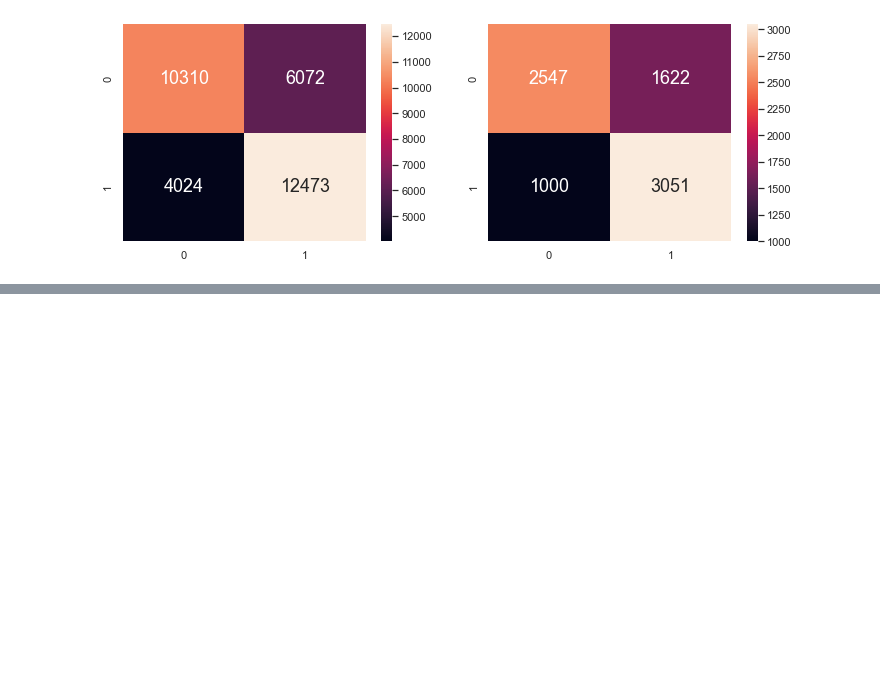
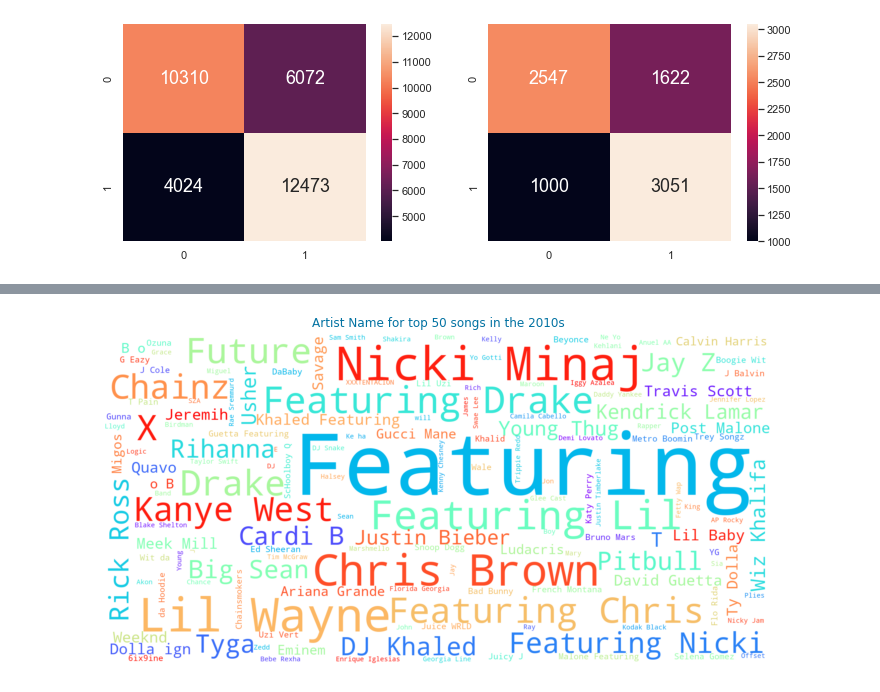
Before and after one commit to agentzhao/spotify-prediction, a Jupyter notebook: spotifypred.ipynb, the cells around one changed output, grey strips where cells are left out. Cells and saved outputs as stored; diff of their text form; code cells hidden in the pictures; blank space fills up the shorter version.

```diff
--- a/spotifypred.ipynb
+++ b/spotifypred.ipynb
@@ -510,0 +554,14 @@ Classification Accuracy         : 0.6810218978102189
+# %%
+from wordcloud import WordCloud
+plt.style.use('seaborn')
+decade10 = popular[popular['decade'] == 10]
+words = decade10["artist"].str.split("(").str[0].value_counts().keys()
+
+wc1 = WordCloud(scale=5,max_words=1000,colormap="rainbow",background_color="white").generate(" ".join(words))
+plt.figure(figsize=(12,18))
+plt.imshow(wc1,interpolation="bilinear")
+plt.axis("off")
+plt.title("Artist Name for top 50 songs in the 2010s", color='b')
+plt.show()
+# %% [output]
+[figure, added]
```
Also changed, not shown: parts of 6 cells of this notebook.
